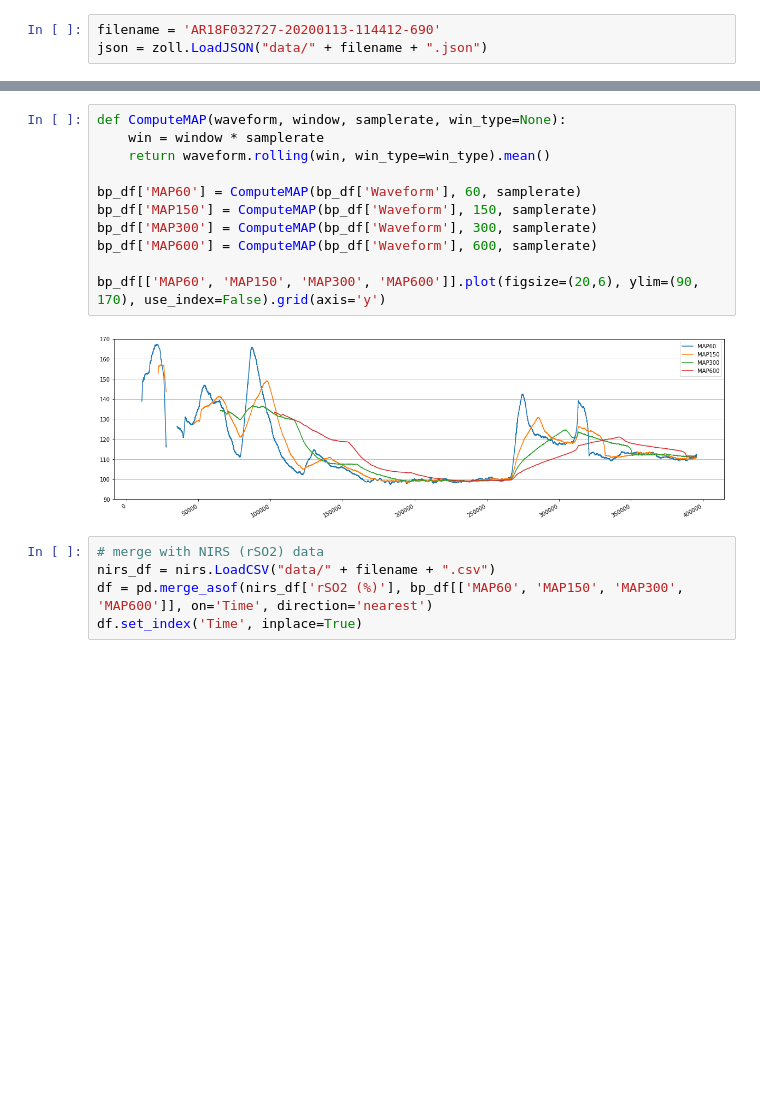
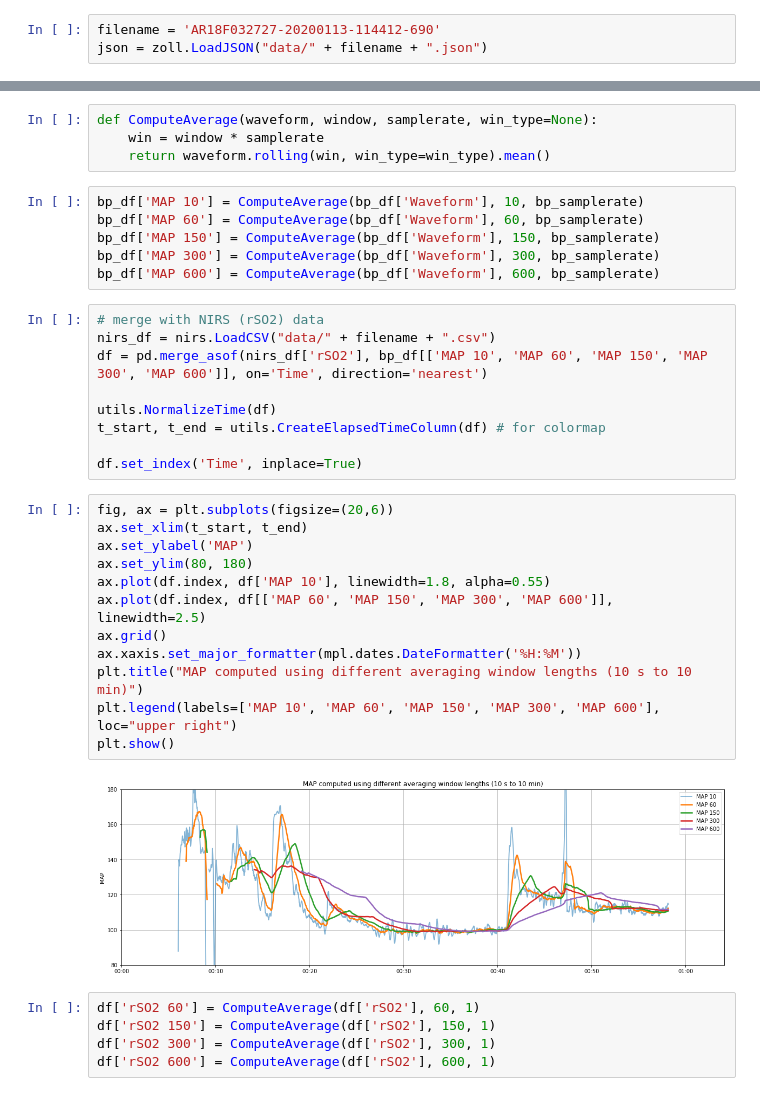
Before and after one commit to makes/zoll-json, a Jupyter notebook: map-rso2.ipynb, the cells around one changed output, grey strips where cells are left out. Drawn from its saved outputs; the diff is of its cells as text; blank space fills up the shorter version.

Commit message:
Plotting experiments

```diff
--- a/map-rso2.ipynb
+++ b/map-rso2.ipynb
@@ -21,21 +24,41 @@ Duration:      3164.28 s
 
 Total samples:     395535      Discarded:    3383
 Sample rate:          125 1/s  Sample time:  8000 μs
-# %%
-def ComputeMAP(waveform, window, samplerate, win_type=None):
-    win = window * samplerate
-    return waveform.rolling(win, win_type=win_type).mean()
-
-bp_df['MAP60'] = ComputeMAP(bp_df['Waveform'], 60, samplerate)
-bp_df['MAP150'] = ComputeMAP(bp_df['Waveform'], 150, samplerate)
-bp_df['MAP300'] = ComputeMAP(bp_df['Waveform'], 300, samplerate)
-bp_df['MAP600'] = ComputeMAP(bp_df['Waveform'], 600, samplerate)
-
-bp_df[['MAP60', 'MAP150', 'MAP300', 'MAP600']].plot(figsize=(20,6), ylim=(90, 170), use_index=False).grid(axis='y')
-# %% [output]
-[figure, removed]
+# %%
+def ComputeAverage(waveform, window, samplerate, win_type=None):
+    win = window * samplerate
+    return waveform.rolling(win, win_type=win_type).mean()
+# %%
+bp_df['MAP 10'] = ComputeAverage(bp_df['Waveform'], 10, bp_samplerate)
+bp_df['MAP 60'] = ComputeAverage(bp_df['Waveform'], 60, bp_samplerate)
+bp_df['MAP 150'] = ComputeAverage(bp_df['Waveform'], 150, bp_samplerate)
+bp_df['MAP 300'] = ComputeAverage(bp_df['Waveform'], 300, bp_samplerate)
+bp_df['MAP 600'] = ComputeAverage(bp_df['Waveform'], 600, bp_samplerate)
 # %%
 # merge with NIRS (rSO2) data
 nirs_df = nirs.LoadCSV("data/" + filename + ".csv")
-df = pd.merge_asof(nirs_df['rSO2 (%)'], bp_df[['MAP60', 'MAP150', 'MAP300', 'MAP600']], on='Time', direction='nearest')
+df = pd.merge_asof(nirs_df['rSO2'], bp_df[['MAP 10', 'MAP 60', 'MAP 150', 'MAP 300', 'MAP 600']], on='Time', direction='nearest')
+
+utils.NormalizeTime(df)
+t_start, t_end = utils.CreateElapsedTimeColumn(df) # for colormap
+
 df.set_index('Time', inplace=True)
+# %%
+fig, ax = plt.subplots(figsize=(20,6))
+ax.set_xlim(t_start, t_end)
+ax.set_ylabel('MAP')
+ax.set_ylim(80, 180)
+ax.plot(df.index, df['MAP 10'], linewidth=1.8, alpha=0.55)
+ax.plot(df.index, df[['MAP 60', 'MAP 150', 'MAP 300', 'MAP 600']], linewidth=2.5)
+ax.grid()
+ax.xaxis.set_major_formatter(mpl.dates.DateFormatter('%H:%M'))
+plt.title("MAP computed using different averaging window lengths (10 s to 10 min)")
+plt.legend(labels=['MAP 10', 'MAP 60', 'MAP 150', 'MAP 300', 'MAP 600'], loc="upper right")
+plt.show()
+# %% [output]
+[figure, added]
+# %%
+df['rSO2 60'] = ComputeAverage(df['rSO2'], 60, 1)
+df['rSO2 150'] = ComputeAverage(df['rSO2'], 150, 1)
+df['rSO2 300'] = ComputeAverage(df['rSO2'], 300, 1)
+df['rSO2 600'] = ComputeAverage(df['rSO2'], 600, 1)
```
Also changed, not shown: parts of 23 cells of this notebook, 3 other files.
